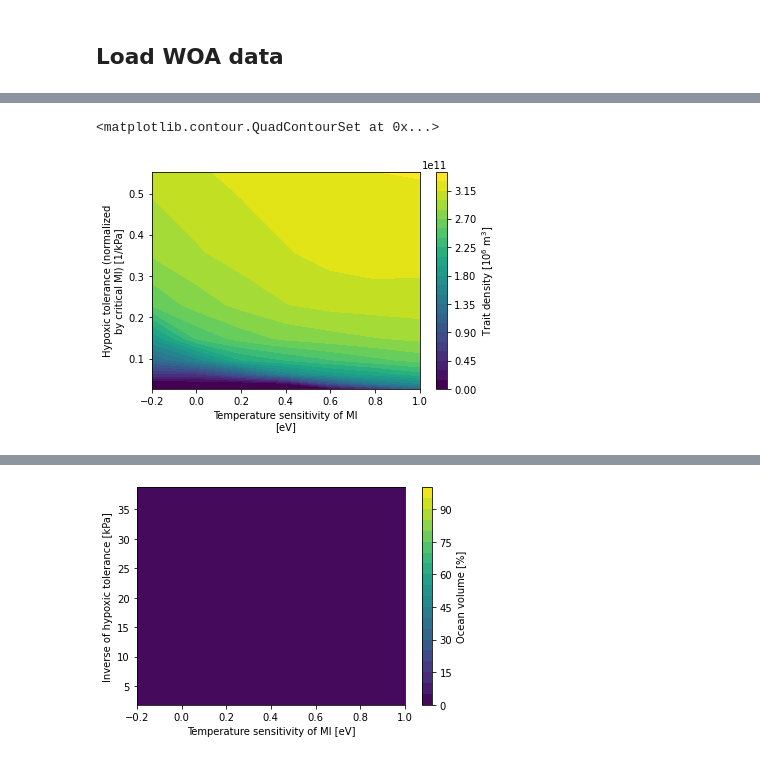
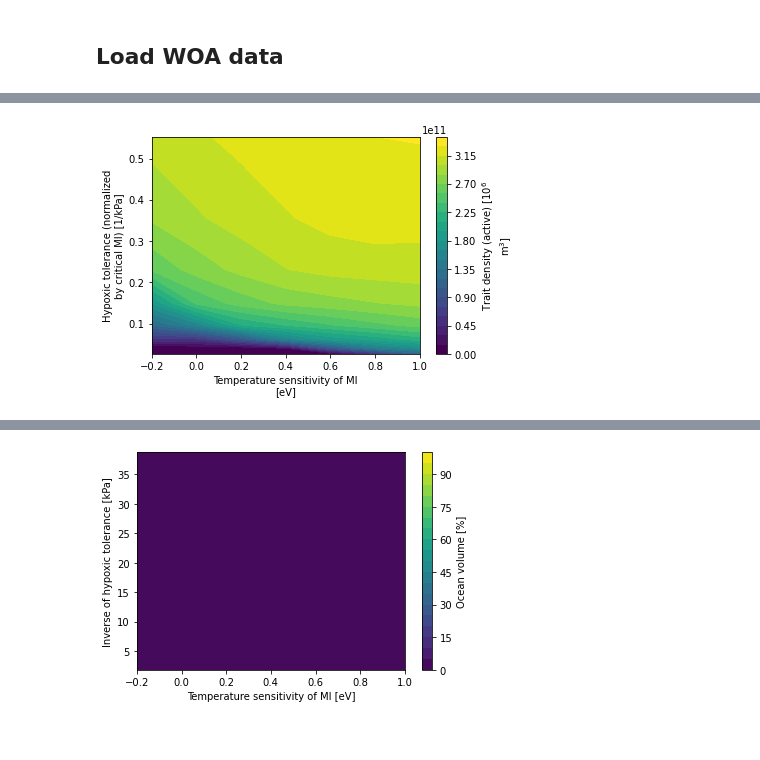
Before and after one commit to matt-long/aerobic-safety-margins, a Jupyter notebook: notebooks/trait-space-obs-habitat-vol.ipynb, the cells around one changed output, grey strips where cells are left out. Saved outputs shown, nothing was run; the diff lists cells and outputs as text; code cells hidden in the pictures.

```diff
--- a/notebooks/trait-space-obs-habitat-vol.ipynb
+++ b/notebooks/trait-space-obs-habitat-vol.ipynb
@@ -53,8 +102,7 @@ Data variables:
 # %%
 curator = util.curator_local_assets()
 cat = curator.open_catalog()
-ds_ts = cat['trait-space'].to_dask().load()
-trait_spc_wgt = ds_ts.trait_spc_wgt
+ds_trait_space = cat['trait-space'].to_dask().load()
 
-trait_spc_wgt.plot();
+ds_trait_space.trait_spc_active.plot();
 # %% [output]
@@ -82,19 +110,29 @@ Attributes:
 # %%
-vol = xr.full_like(trait_spc_wgt, fill_value=0.)
+dso = xr.Dataset()
 
-for i, Ac in enumerate(trait_spc_wgt.Ac.values):
-    for j, Eo in enumerate(trait_spc_wgt.Eo.values):
+for v in ['trait_spc_active', 'trait_spc_resting']:
+    trait_space = ds_trait_space[v]
+    metabolic_baseline = trait_space.attrs['metabolic_baseline']
+    hypoxic_tol, temp_sens = trait_space.dims
 
-        Phi_prime = mi.Phi(ds.pO2, ds.t_an, Ac, Eo, dEodT=mi.dEodT_bar)
+    vol = xr.full_like(trait_space, fill_value=0.0)
 
-        viable_trait_mask = xr.where(Phi_prime > 1, 1.0, 0.0)
+    for i, A_parm in enumerate(trait_space[hypoxic_tol].values):
+        for j, Eo in enumerate(trait_space[temp_sens].values):
 
-        vol[i, j] += (ds.volume * viable_trait_mask).sum(['depth', 'lat', 'lon'])
+            Phi = mi.Phi(ds.pO2, ds.t_an, Ac=A_parm, Eo=Eo, dEodT=mi.dEodT_bar)
+            viable_trait_mask = xr.where(Phi > 1, 1.0, 0.0)
+            vol[i, j] += (ds.volume * viable_trait_mask).sum(['depth', 'lat', 'lon'])
 
+    vol *= 1e-6  # convert to 10^6 m^3
+    vol.attrs['units'] = '10$^6$ m$^3$'
 
-vol *= 1e-6 # convert to 10^6 m^3
-vol.attrs['units'] = '10$^6$ m$^3$'
+    vol_percent = 100.0 * vol / ds.volume.sum()
+    vol_percent.attrs['long_name'] = 'Ocean volume'
+    vol_percent.attrs['units'] = '%'
 
-vol_percent = 100.0 * vol / ds.volume.sum()
-vol_percent.attrs['long_name'] = 'Ocean volume'
-vol_percent.attrs['units'] = '%'
+    name = f'vol_habitat_{metabolic_baseline}'
+    dso[name] = vol
+    dso[f'{name}_percent'] = vol_percent
+
+dso
@@ -101,5 +151,4 @@ vol_percent.attrs['units'] = '%'
 # %%
-vol.plot.contourf(levels=30)
+dso.aerobic_volume_active.plot.contourf(levels=30);
 # %% [output]
-<matplotlib.contour.QuadContourSet at 0x...>
-[figure, old version]
+[figure, new version]
```
Also changed, not shown: parts of 13 cells of this notebook, 7 other files.
